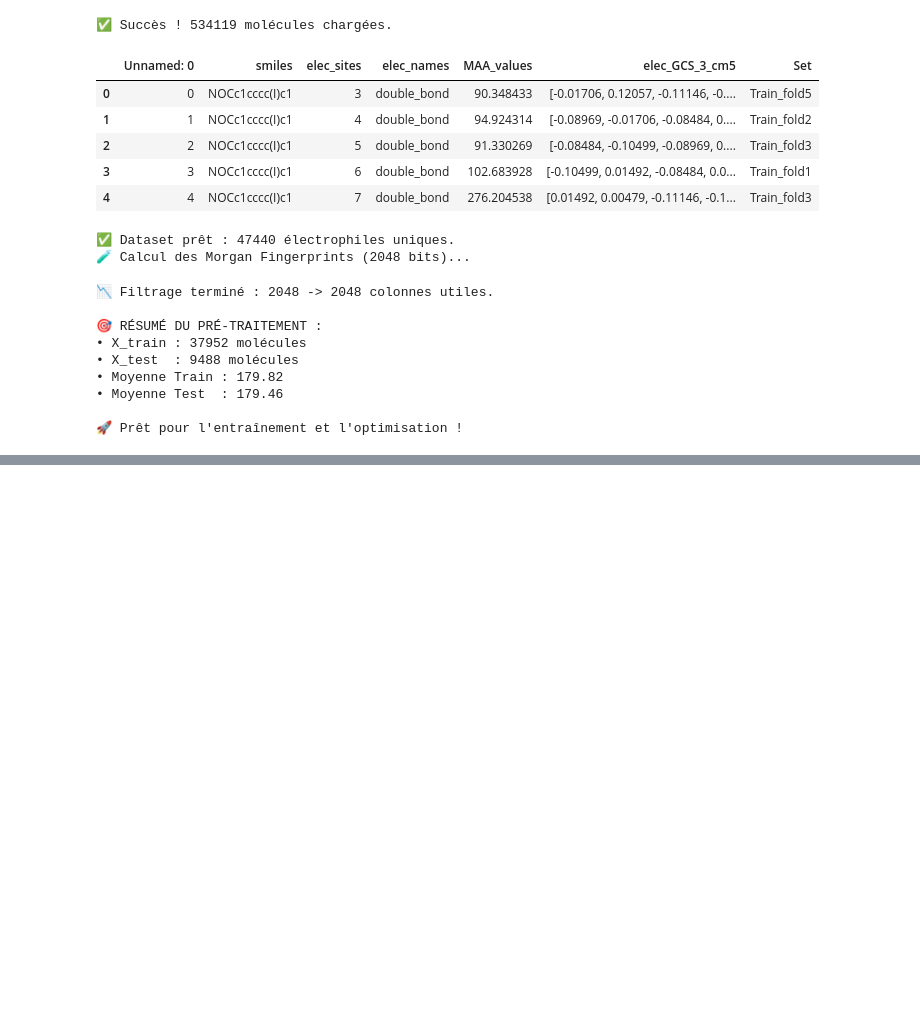
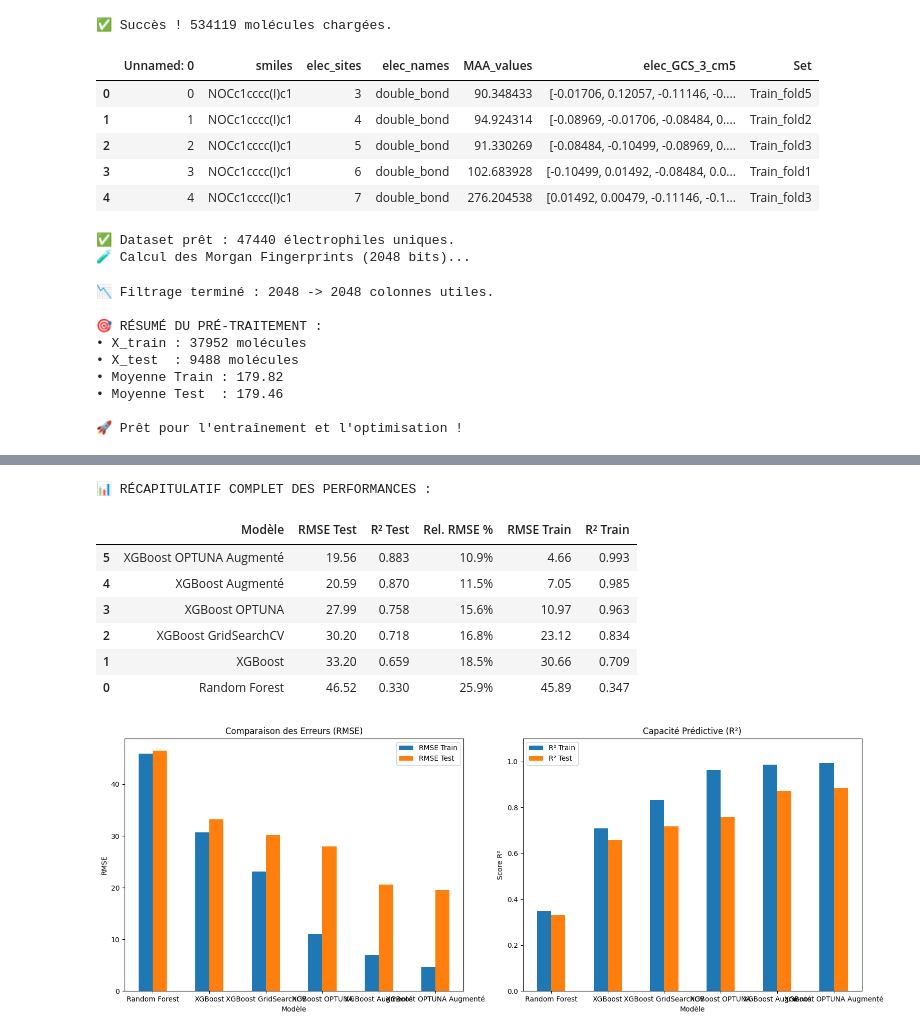
Before and after one commit to jeandecamps-prog/AI-for-chemistry-ML, a Jupyter notebook: AI for chemistry /main_project.ipynb, the cells around one changed output, grey strips where cells are left out. Cells and saved outputs as stored; diff of their text form; code cells hidden in the pictures; blank space fills up the shorter version.

```diff
--- a/AI for chemistry /main_project.ipynb
+++ b/AI for chemistry /main_project.ipynb
@@ -675,0 +1150,42 @@ plt.show()
+# %%
+## RÉSULTATS FINAUX ##
+
+import pandas as pd
+import matplotlib.pyplot as plt
+
+# 1. Génération du DataFrame final à partir des résultats accumulés
+df_final_results = pd.DataFrame(all_results)
+
+# 2. Affichage du tableau propre
+print("📊 RÉCAPITULATIF COMPLET DES PERFORMANCES :")
+# On trie par RMSE Test pour voir le meilleur modèle en haut
+display(df_final_results.sort_values(by='RMSE Test'))
+
+# 3. Graphique comparatif Multi-Indicateurs
+fig, (ax1, ax2) = plt.subplots(1, 2, figsize=(16, 6))
+
+# Graphique des RMSE (Plus bas est mieux)
+df_final_results.set_index('Modèle')[['RMSE Train', 'RMSE Test']].plot(kind='bar', ax=ax1)
+ax1.set_ylabel("RMSE")
+ax1.set_title("Comparaison des Erreurs (RMSE)")
+ax1.tick_params(axis='x', rotation=0)
+
+# Graphique des R² (Plus haut est mieux, max 1.0)
+df_final_results.set_index('Modèle')[['R² Train', 'R² Test']].plot(kind='bar', ax=ax2)
+ax2.set_ylabel("Score R²")
+ax2.set_ylim(0, 1.1) # Pour mieux voir la proximité de 1.0
+ax2.set_title("Capacité Prédictive (R²)")
+ax2.tick_params(axis='x', rotation=0)
+
+plt.tight_layout()
+plt.show()
+# %% [output]
+📊 RÉCAPITULATIF COMPLET DES PERFORMANCES :
+|  | Modèle | RMSE Test | R² Test | Rel. RMSE % | RMSE Train | R² Train |
+| 5 | XGBoost OPTUNA Augmenté | 19.56 | 0.883 | 10.9% | 4.66 | 0.993 |
+| 4 | XGBoost Augmenté | 20.59 | 0.870 | 11.5% | 7.05 | 0.985 |
+| 3 | XGBoost OPTUNA | 27.99 | 0.758 | 15.6% | 10.97 | 0.963 |
+| 2 | XGBoost GridSearchCV | 30.20 | 0.718 | 16.8% | 23.12 | 0.834 |
+| 1 | XGBoost | 33.20 | 0.659 | 18.5% | 30.66 | 0.709 |
+| 0 | Random Forest | 46.52 | 0.330 | 25.9% | 45.89 | 0.347 |
+[figure, added]
```
Also changed, not shown: parts of 43 cells of this notebook.
